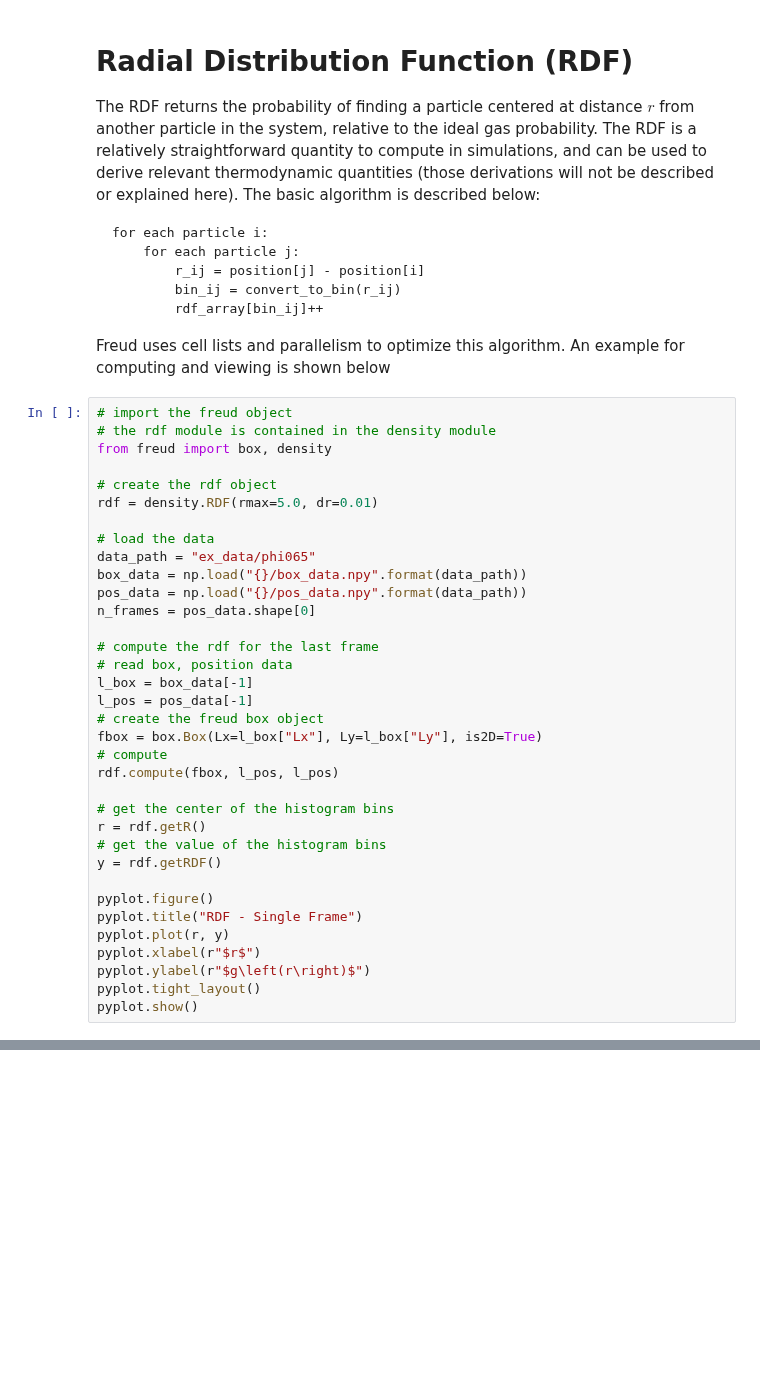
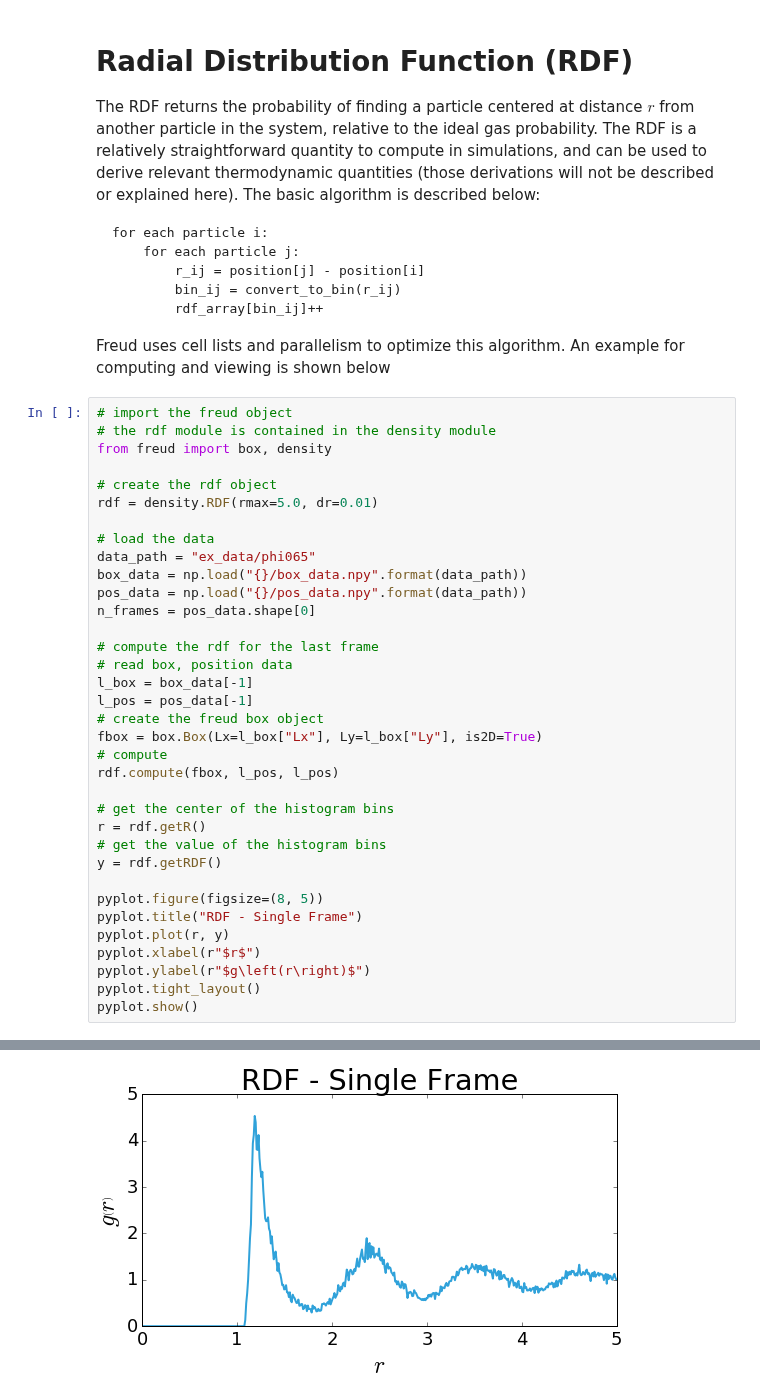
Before and after one commit to glotzerlab/freud-examples, a Jupyter notebook: AIChE RDF.ipynb, the cells around one changed output, grey strips where cells are left out. Drawn from its saved outputs; the diff is of its cells as text; blank space fills up the shorter version.

```diff
--- a/AIChE RDF.ipynb
+++ b/AIChE RDF.ipynb
@@ -65,7 +65,7 @@ r = rdf.getR()
 # get the value of the histogram bins
 y = rdf.getRDF()
 
-pyplot.figure()
+pyplot.figure(figsize=(8, 5))
 pyplot.title("RDF - Single Frame")
 pyplot.plot(r, y)
 pyplot.xlabel(r"$r$")
@@ -78,3 +76,4 @@ pyplot.show()
+[figure, added]
 # %%
 rdf.resetRDF()
 
```
Also changed, not shown: parts of 4 cells of this notebook, 3 other files.
